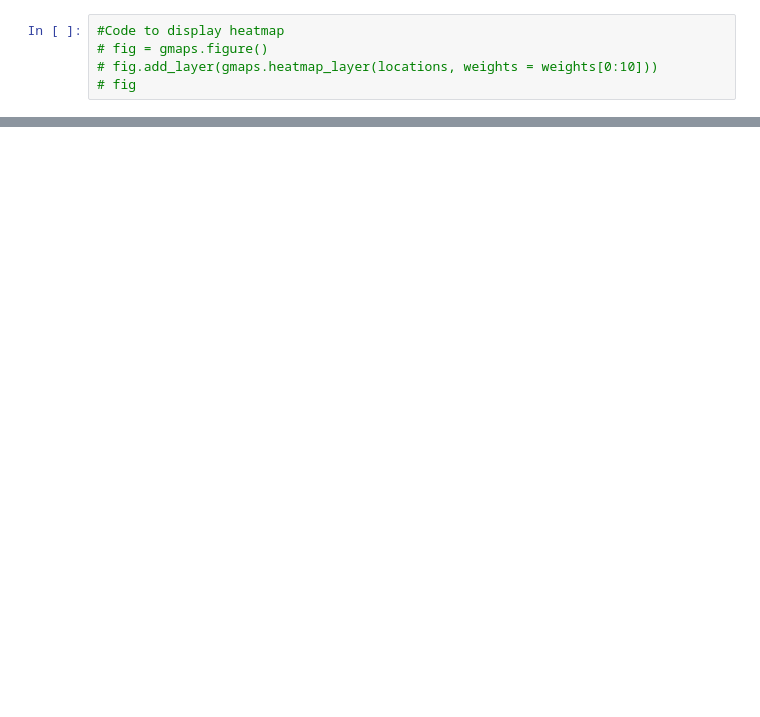
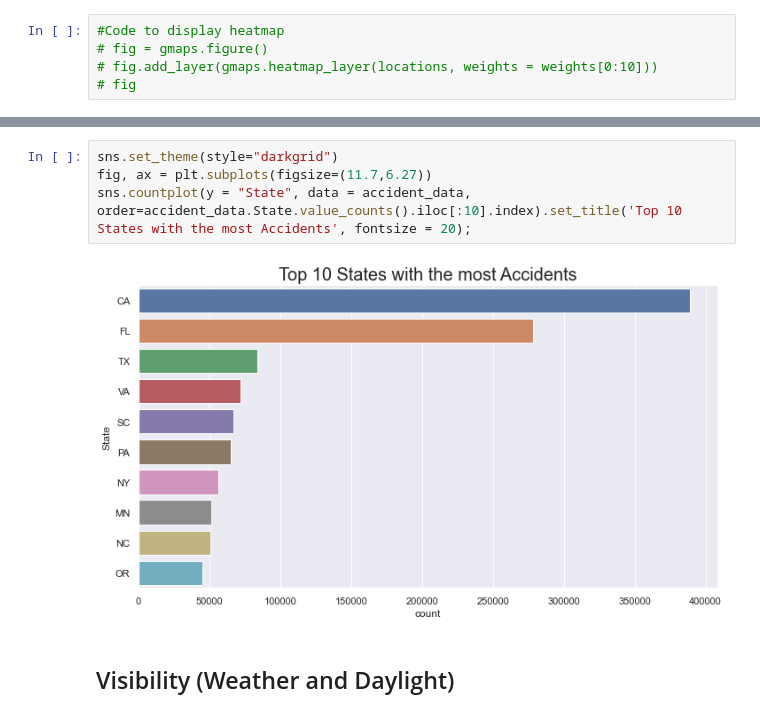
Before and after one commit to jonkwiatkowski/US-Traffic-Accident-Analysis, a Jupyter notebook: Analysis.ipynb, the cells around one changed output, grey strips where cells are left out. Saved outputs shown, nothing was run; the diff lists cells and outputs as text; blank space fills up the shorter version.

```diff
--- a/Analysis.ipynb
+++ b/Analysis.ipynb
@@ -78,0 +243,8 @@ groupby.head()
+# %%
+sns.set_theme(style="darkgrid")
+fig, ax = plt.subplots(figsize=(11.7,6.27))
+sns.countplot(y = "State", data = accident_data, order=accident_data.State.value_counts().iloc[:10].index).set_title('Top 10 States with the most Accidents', fontsize = 20);
+# %% [output]
+[figure, added]
+# %% [markdown]
+## Visibility (Weather and Daylight)
```
Also changed, not shown: parts of 42 cells of this notebook, 3 other files.
